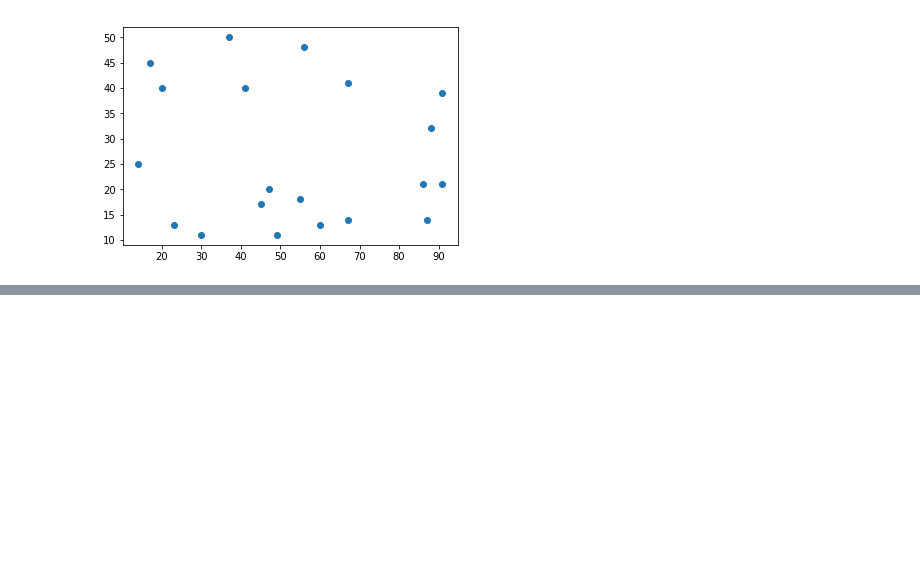
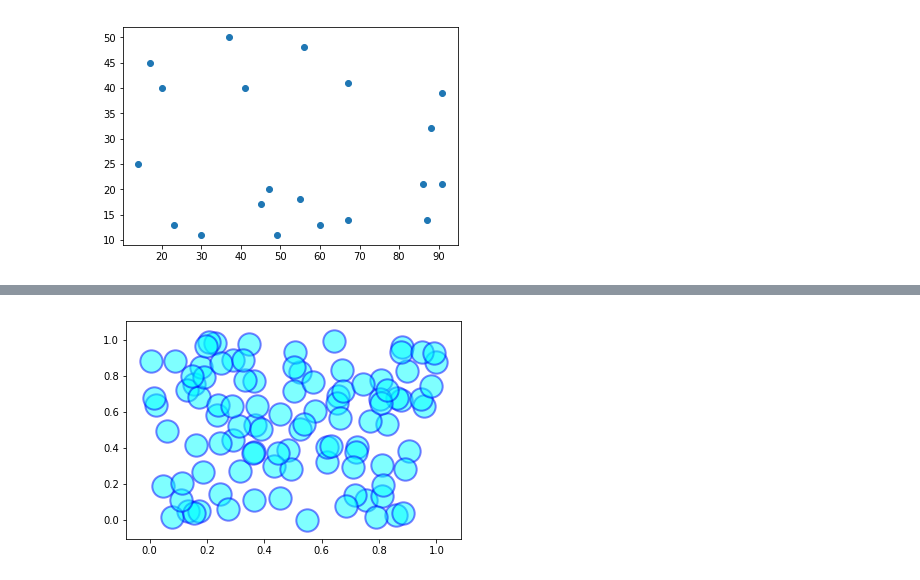
Before and after one commit to TsubasaYoshida/python_learning, a Jupyter notebook: src/graph_introduciton.ipynb, the cells around one changed output, grey strips where cells are left out. Saved outputs shown, nothing was run; the diff lists cells and outputs as text; code cells hidden in the pictures; blank space fills up the shorter version.

```diff
--- a/src/graph_introduciton.ipynb
+++ b/src/graph_introduciton.ipynb
@@ -114,0 +126,8 @@ plt.show()
+# %%
+import matplotlib.pyplot as plt
+import numpy as np
+X, Y = np.random.rand(100), np.random.rand(100)
+plt.scatter(X, Y, marker="o", s=500, color="cyan", alpha=0.5, linewidths=2, edgecolors="b")
+plt.show()
+# %% [output]
+[figure, added]
```
Also changed, not shown: parts of 4 cells of this notebook.
